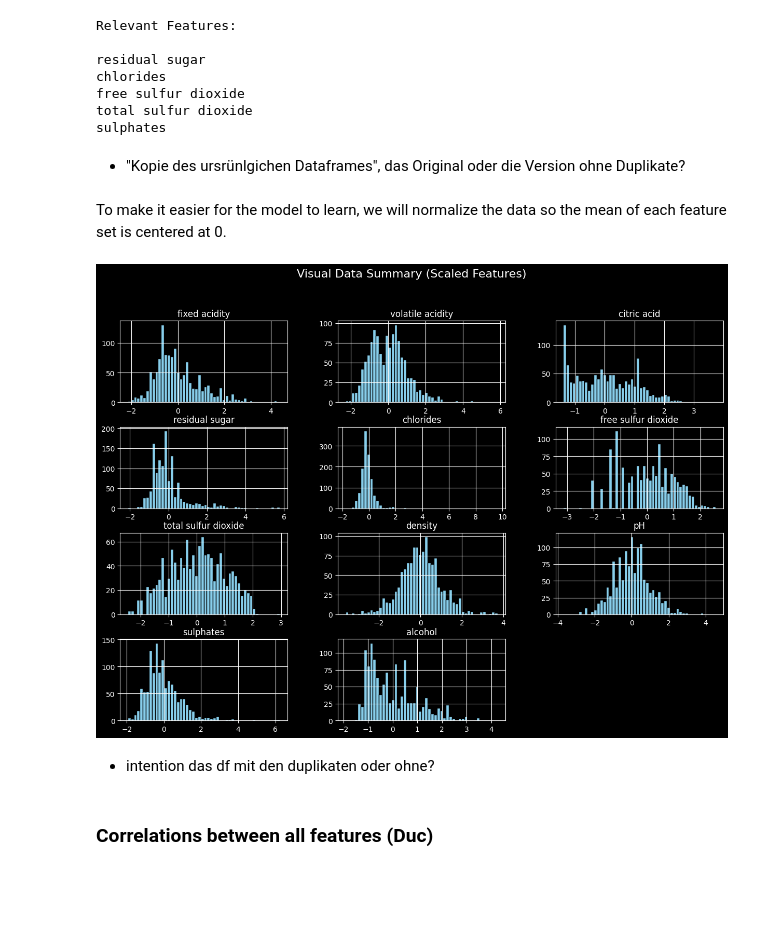
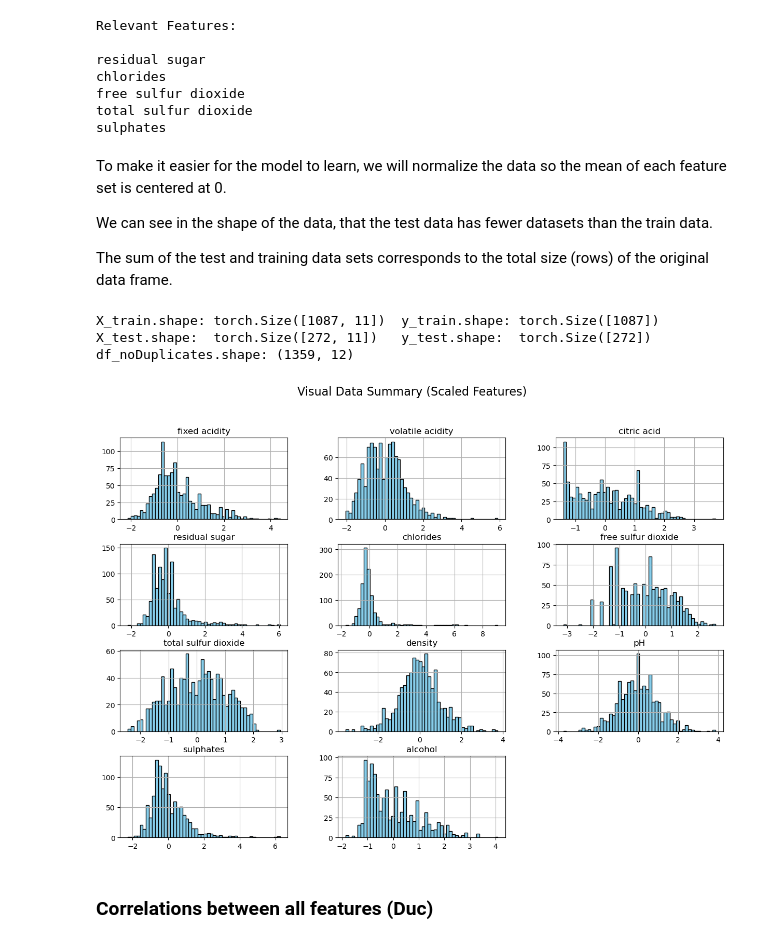
Before and after one commit to McRicecorn/NeuronaleNetze_WineQuality, a Jupyter notebook: Project1_Wine.ipynb, the cells around one changed output. Drawn from its saved outputs; the diff is of its cells as text; code cells hidden in the pictures; blank space fills up the shorter version.

Commit message:
Zwischenstand. weiß nicht mehr, was ich gemacht hab

```diff
--- a/Project1_Wine.ipynb
+++ b/Project1_Wine.ipynb
@@ -296,47 +313,57 @@ chlorides
 free sulfur dioxide
 total sulfur dioxide
 sulphates
-# %% [markdown]
-- "Kopie des ursrünlgichen Dataframes", das Original oder die Version ohne Duplikate?
 # %%
 #Kopie des ursprünglichen Dataframes
-df_transformed = df.copy()
+df_transformed = df_noDuplicates.copy()
 
 for logfeat in log_features:
     #neue Werte für transformierte Features
     df_transformed[logfeat] = np.log1p(df[logfeat])
 # %% [markdown]
 To make it easier for the model to learn, we will normalize the data so the mean of each feature set is centered at 0.
+
+We can see in the shape of the data, that the test data has fewer datasets than the train data.
+
+The sum of the test and training data sets corresponds to the total size (rows) of the original data frame.
 # %%
 #normalization
-y = df['quality'] #defining target variable
-X = df_transformed[features].values  #speichern der Daten fürs Training (alle außer quality)
+y = df_noDuplicates['quality'].to_numpy()      #defining target variable and converting to numpy
+X = df_transformed[features].to_numpy()       #speichern der Daten fürs Training (alle außer quality)
 
 scaler = StandardScaler()
 
-#splitten beugt Leakage vor. Modell lernt nicht mit den schon richtigen Daten.
-#Diese werden nur zur Überprüfung genutzt
+#splitten beugt Leakage vor. Modell lernt nicht mit allen schon richtigen Daten.
+#Testdaten werden zur Überprüfung des Modells benutzt
 X_train, X_test, y_train, y_test = train_test_split(
     X, y, test_size=0.2, random_state=42)
 
-scaler.fit(X_train) #das fitten nur auf die trainingsdaten
+X_train_scaled = scaler.fit_transform(X_train) #das fitten nur auf die trainingsdaten
+X_test_scaled = scaler.transform(X_test) #normalisierung auf beide
 
-#normalisierung auf beide
-X_train_scaled = scaler.transform(X_train)
-X_test_scaled = scaler.transform(X_test)
+# Convert back to torch
+X_train = torch.tensor(X_train_scaled, dtype=torch.float32)
+X_test  = torch.tensor(X_test_scaled, dtype=torch.float32)
+y_train = torch.tensor(y_train, dtype=torch.float32)
+y_test  = torch.tensor(y_test, dtype=torch.float32)
+
+print(f'X_train.shape: {X_train.shape}  y_train.shape: {y_train.shape}')
+print(f'X_test.shape:  {X_test.shape}   y_test.shape:  {y_test.shape}')
+print(f'df_noDuplicates.shape: {df_noDuplicates.shape}')
 
 df_scaled = pd.DataFrame(X_train_scaled, columns=features)
 
 df_scaled.hist(figsize=(15,10), bins=50, color='skyblue', edgecolor='black')
 plt.suptitle("Visual Data Summary (Scaled Features)", fontsize=16)
 plt.show()
 
 #https://datascientest.com/de/train-test-split
 #https://www.youtube.com/watch?v=_tex9QxBX-U
 # %% [output]
+X_train.shape: torch.Size([1087, 11])  y_train.shape: torch.Size([1087])
+X_test.shape:  torch.Size([272, 11])   y_test.shape:  torch.Size([272])
+df_noDuplicates.shape: (1359, 12)
-[figure, old version]
+[figure, new version]
-# %% [markdown]
-- intention das df mit den duplikaten oder ohne?
 # %% [markdown]
 ### Correlations between all features (Duc)
 # %% [markdown]
```
Also changed, not shown: parts of 37 cells of this notebook.
